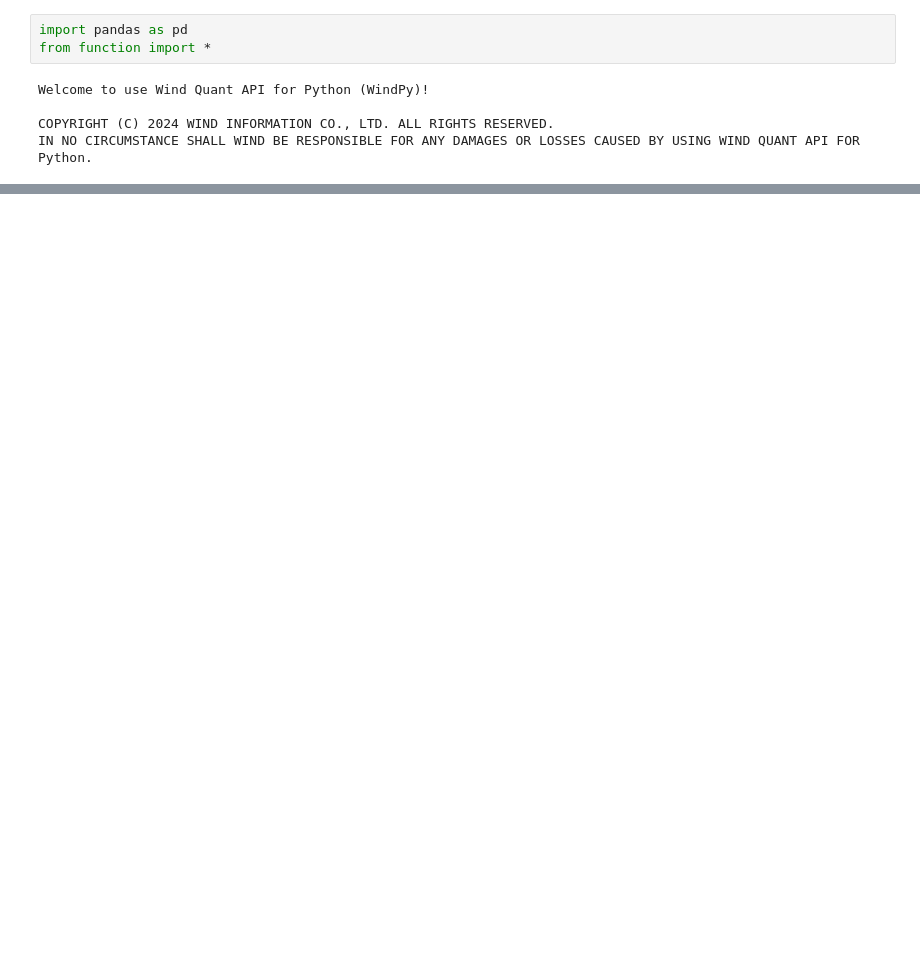
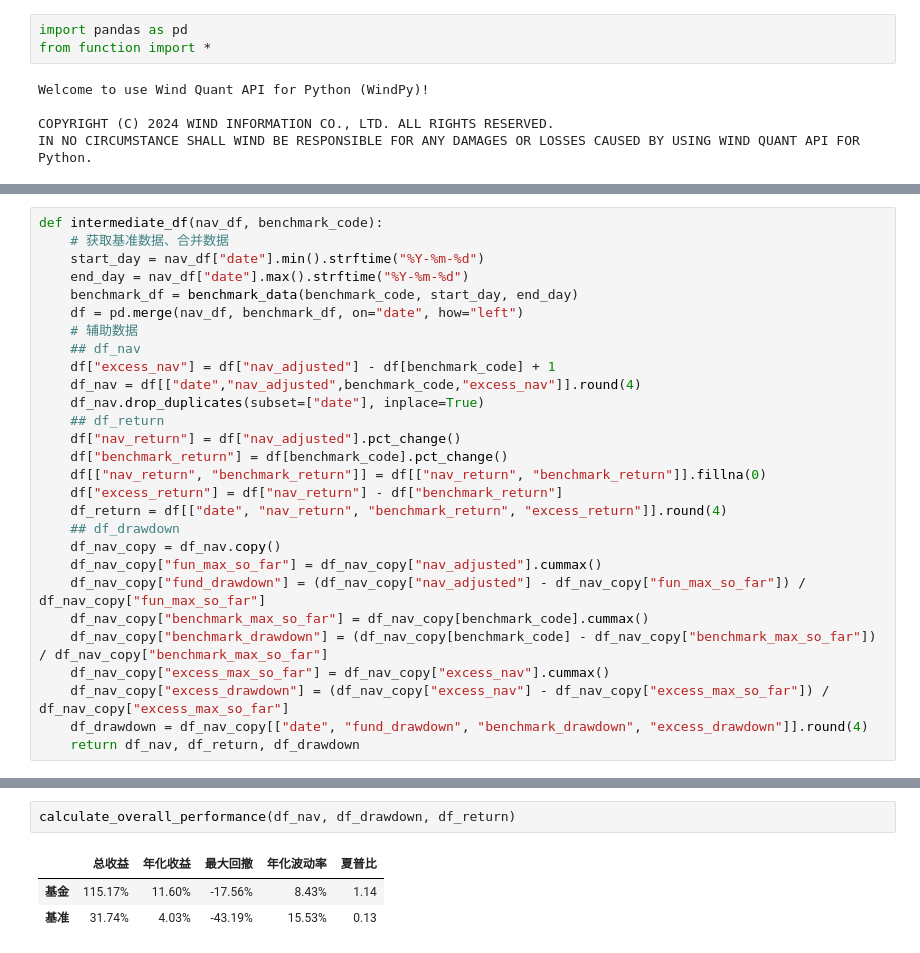
Before and after one commit to Slow-birds/Private_nav_research, a Jupyter notebook: test.ipynb, the cells around one changed output, grey strips where cells are left out. Cells and saved outputs as stored; diff of their text form; blank space fills up the shorter version.

```diff
--- a/test.ipynb
+++ b/test.ipynb
@@ -64,0 +15,28 @@ nav_df
+# %%
+def intermediate_df(nav_df, benchmark_code):
+    # 获取基准数据、合并数据
+    start_day = nav_df["date"].min().strftime("%Y-%m-%d")
+    end_day = nav_df["date"].max().strftime("%Y-%m-%d")
+    benchmark_df = benchmark_data(benchmark_code, start_day, end_day)
+    df = pd.merge(nav_df, benchmark_df, on="date", how="left")
+    # 辅助数据
+    ## df_nav
+    df["excess_nav"] = df["nav_adjusted"] - df[benchmark_code] + 1
+    df_nav = df[["date","nav_adjusted",benchmark_code,"excess_nav"]].round(4)
+    df_nav.drop_duplicates(subset=["date"], inplace=True)
+    ## df_return
+    df["nav_return"] = df["nav_adjusted"].pct_change()
+    df["benchmark_return"] = df[benchmark_code].pct_change()
+    df[["nav_return", "benchmark_return"]] = df[["nav_return", "benchmark_return"]].fillna(0)
+    df["excess_return"] = df["nav_return"] - df["benchmark_return"]
+    df_return = df[["date", "nav_return", "benchmark_return", "excess_return"]].round(4)
+    ## df_drawdown
+    df_nav_copy = df_nav.copy()
+    df_nav_copy["fun_max_so_far"] = df_nav_copy["nav_adjusted"].cummax()
+    df_nav_copy["fund_drawdown"] = (df_nav_copy["nav_adjusted"] - df_nav_copy["fun_max_so_far"]) / df_nav_copy["fun_max_so_far"]
+    df_nav_copy["benchmark_max_so_far"] = df_nav_copy[benchmark_code].cummax()
+    df_nav_copy["benchmark_drawdown"] = (df_nav_copy[benchmark_code] - df_nav_copy["benchmark_max_so_far"]) / df_nav_copy["benchmark_max_so_far"]
+    df_nav_copy["excess_max_so_far"] = df_nav_copy["excess_nav"].cummax()
+    df_nav_copy["excess_drawdown"] = (df_nav_copy["excess_nav"] - df_nav_copy["excess_max_so_far"]) / df_nav_copy["excess_max_so_far"]
+    df_drawdown = df_nav_copy[["date", "fund_drawdown", "benchmark_drawdown", "excess_drawdown"]].round(4)
+    return df_nav, df_return, df_drawdown
@@ -135,0 +76,6 @@ def get_nav_ratio_table(df_nav):
+# %%
+calculate_overall_performance(df_nav, df_drawdown, df_return)
+# %% [output]
+|  | 总收益 | 年化收益 | 最大回撤 | 年化波动率 | 夏普比 |
+| 基金 | 115.17% | 11.60% | -17.56% | 8.43% | 1.14 |
+| 基准 | 31.74% | 4.03% | -43.19% | 15.53% | 0.13 |
```
Also changed, not shown: parts of 21 cells of this notebook, 9 other files.
